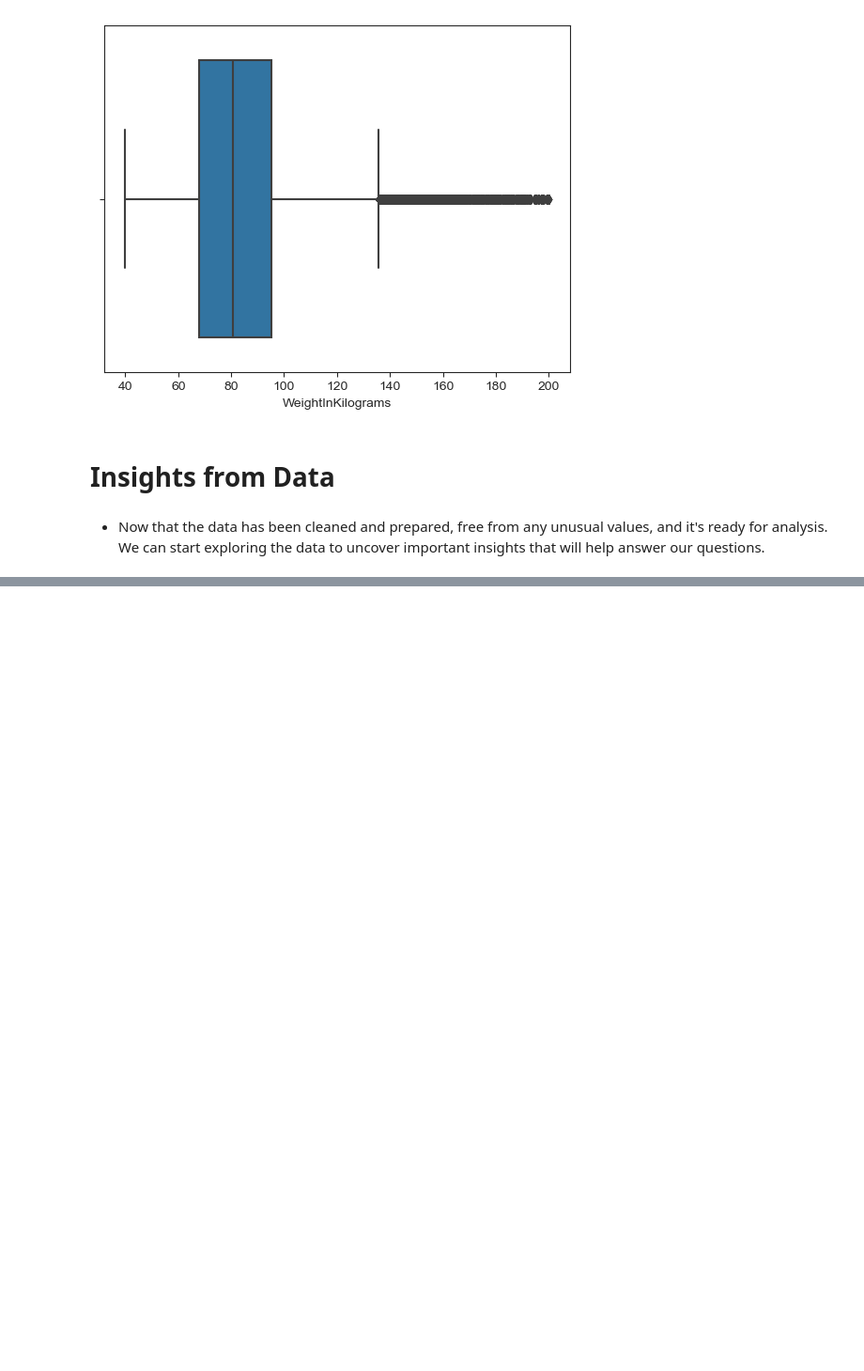
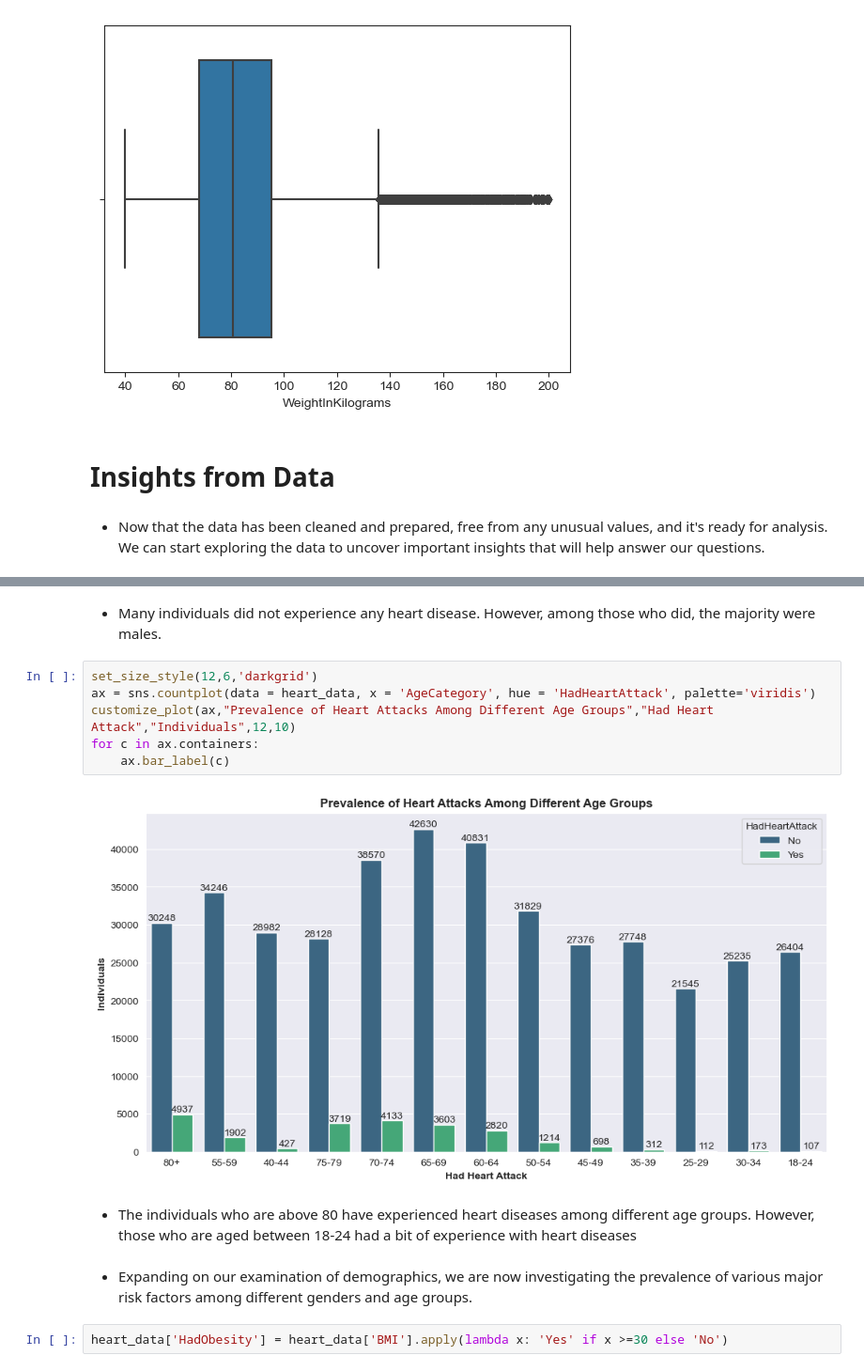
Before and after one commit to ali-bin-kashif/heart-disease-healthcare-data-analysis, a Jupyter notebook: heart_indicator_data_analysis.ipynb, the cells around one changed output, grey strips where cells are left out. Shown at 94% size. Saved outputs shown, nothing was run; the diff lists cells and outputs as text; blank space fills up the shorter version.

```diff
--- a/heart_indicator_data_analysis.ipynb
+++ b/heart_indicator_data_analysis.ipynb
@@ -738,0 +785,16 @@ sns.boxplot(data=heart_data, x='WeightInKilograms')
+# %% [markdown]
+- Many individuals did not experience any heart disease. However, among those who did, the majority were males.
+# %%
+set_size_style(12,6,'darkgrid')
+ax = sns.countplot(data = heart_data, x = 'AgeCategory', hue = 'HadHeartAttack', palette='viridis')
+customize_plot(ax,"Prevalence of Heart Attacks Among Different Age Groups","Had Heart Attack","Individuals",12,10)
+for c in ax.containers:
+    ax.bar_label(c)
+# %% [output]
+[figure, added]
+# %% [markdown]
+- The individuals who are above 80 have experienced heart diseases among different age groups. However, those who are aged between 18-24 had a bit of experience with heart diseases
+# %% [markdown]
+- Expanding on our examination of demographics, we are now investigating the prevalence of various major risk factors among different genders and age groups.
+# %%
+heart_data['HadObesity'] = heart_data['BMI'].apply(lambda x: 'Yes' if x >=30 else 'No')
```
Also changed, not shown: parts of 22 cells of this notebook.
